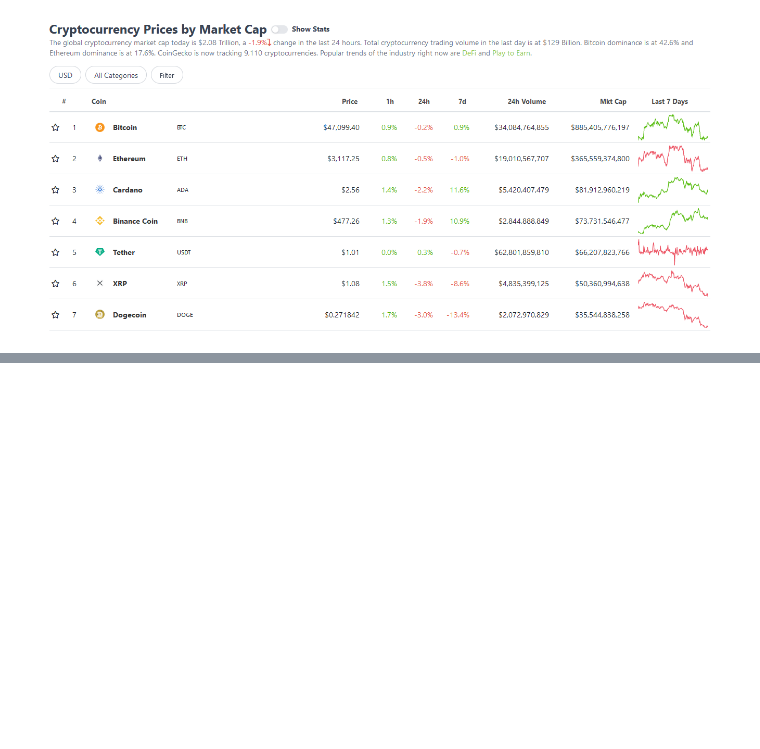
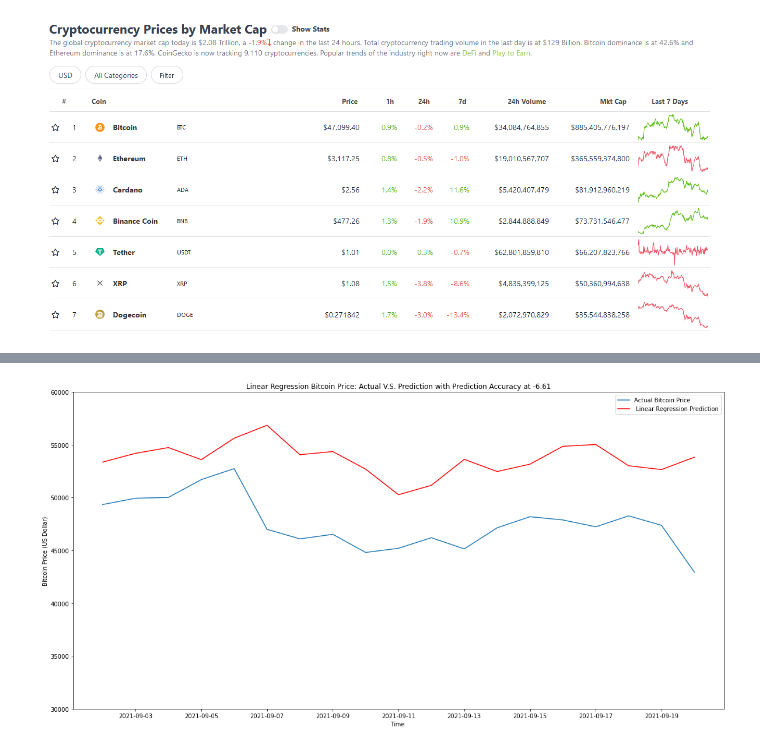
Before and after one commit to wt0034/Springboard, a Jupyter notebook: Capstone 2/Capstone 2 Bitcoin EDA.ipynb, the cells around one changed output, grey strips where cells are left out. Cells and saved outputs as stored; diff of their text form; code cells hidden in the pictures; blank space fills up the shorter version.

```diff
--- a/Capstone 2/Capstone 2 Bitcoin EDA.ipynb
+++ b/Capstone 2/Capstone 2 Bitcoin EDA.ipynb
@@ -270,0 +276,15 @@ plt.show()
+# %%
+y_pred2 = LR.predict(X_test)
+LR_score2 = r2_score(y_test, y_pred2)
+
+plt.figure(figsize = (20,10))
+plt.plot(test_df['Time_Stamp'], y_test, label='Actual Bitcoin Price')
+plt.plot(test_df['Time_Stamp'], y_pred2, 'r', label=' Linear Regression Prediction')
+plt.title('Linear Regression Bitcoin Price: Actual V.S. Prediction with Prediction Accuracy at ' + str(round(LR_score2,2)))
+plt.xlabel('Time ')
+plt.ylabel('Bitcoin Price (US Dollar)')
+plt.legend(loc='upper right')
+plt.ylim([30000,60000])
+plt.show()
+# %% [output]
+[figure, added]
```
Also changed, not shown: parts of 39 cells of this notebook.
